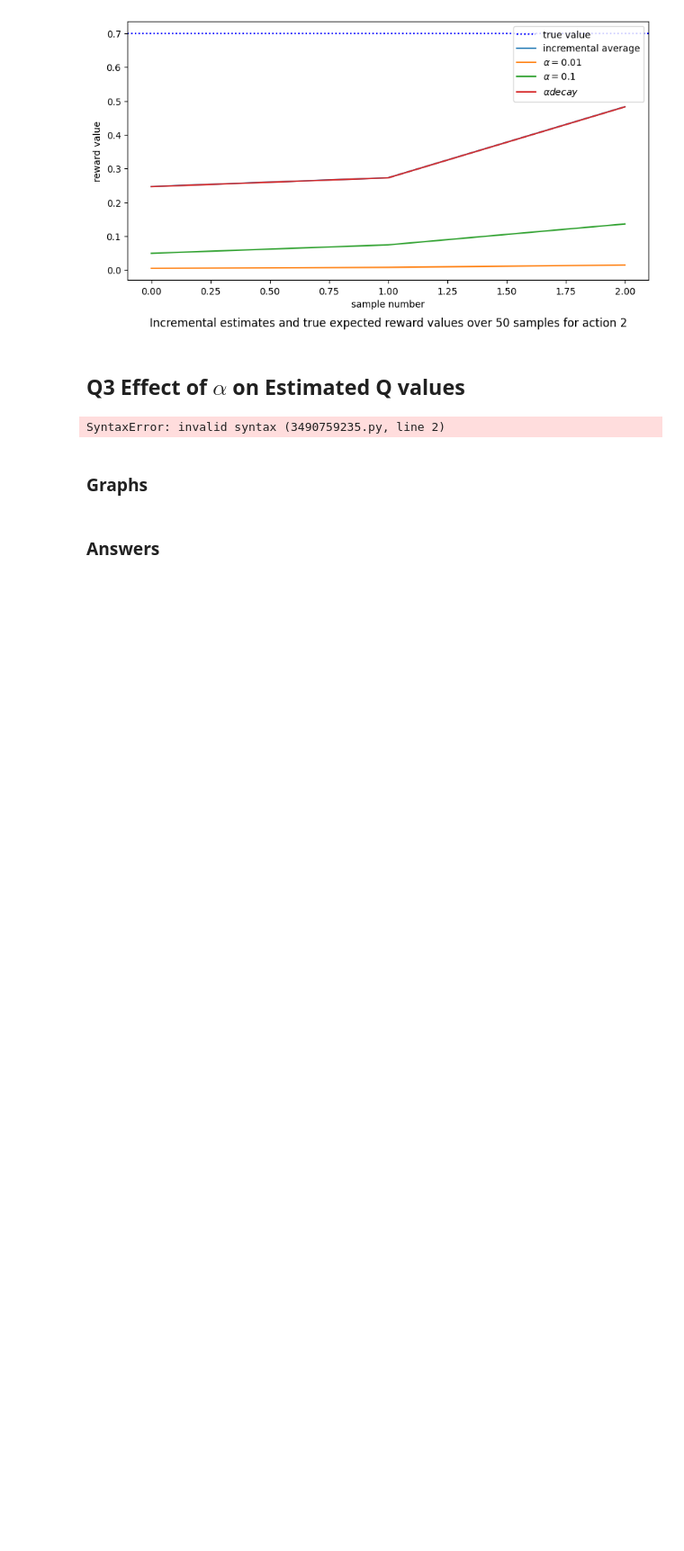
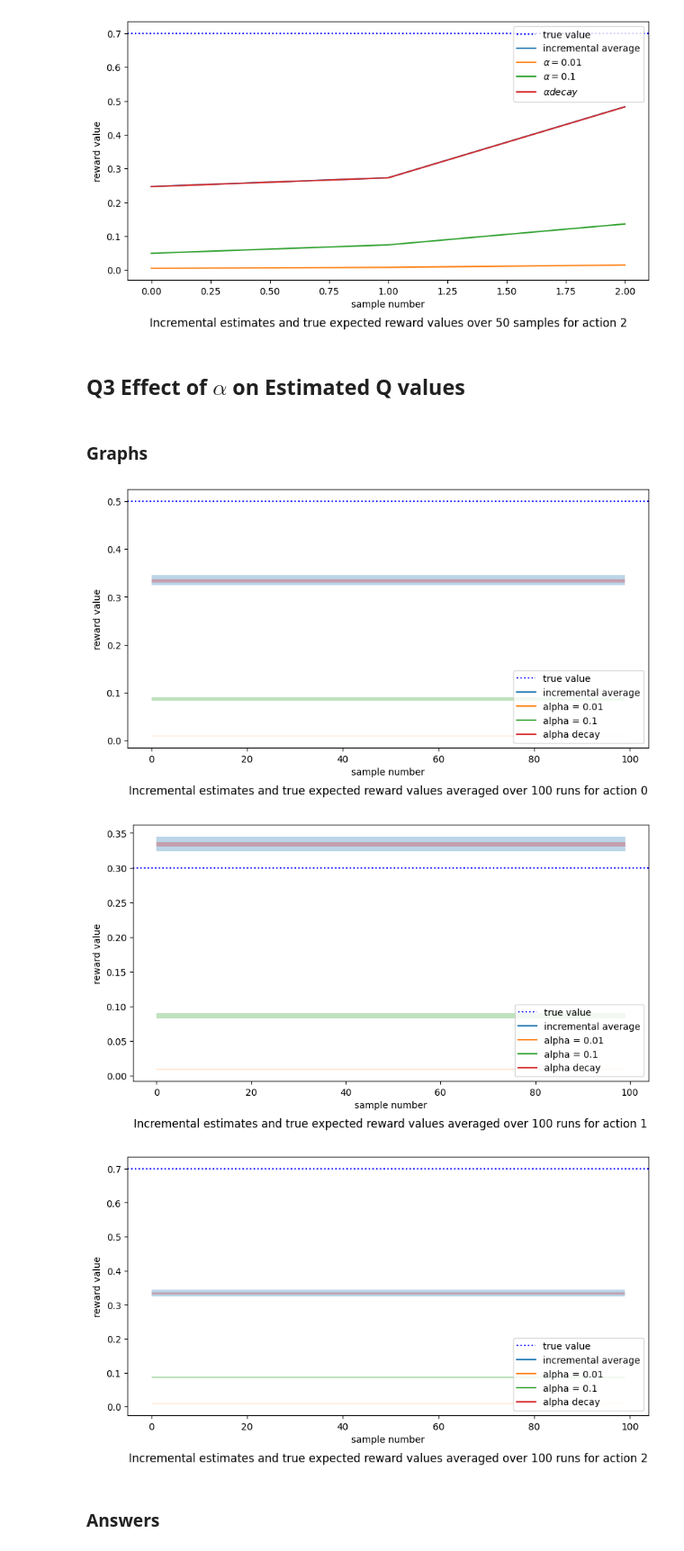
Before and after one commit to ma-nadeau/BanditAlgorithms, a Jupyter notebook: COMP579_Assignment1_sample_code.ipynb, the cells around one changed output. Shown at 90% size. Drawn from its saved outputs; the diff is of its cells as text; code cells hidden in the pictures; blank space fills up the shorter version.

```diff
--- a/COMP579_Assignment1_sample_code.ipynb
+++ b/COMP579_Assignment1_sample_code.ipynb
@@ -199,7 +199,7 @@ for action in actions:
 ## Q3 Effect of $α$ on Estimated Q values
 # %%
 # TODO:
-num_samples =
+num_samples = 100
 
 # arrays of the data generated from 100 runs
 incr_avgs_runs = []
@@ -217,11 +217,11 @@ for run in range(100):
   sample_alpha_decay_by_actions = []
 
   for action in actions:
-    rewards =
-    sample_incr_avgs_by_actions.append()
-    sample_alpha_1_percent_by_actions.append()
-    sample_alpha_10_percent_by_actions.append()
-    sample_alpha_decay_by_actions.append()
+    rewards = three_arm_gaussian_bandit.sample(action)
+    sample_incr_avgs_by_actions.append( list(updateAvg(action_rewards)) )
+    sample_alpha_1_percent_by_actions.append( list(update(action_rewards, 0.01)) )
+    sample_alpha_10_percent_by_actions.append( list(update(action_rewards, 0.1)) )
+    sample_alpha_decay_by_actions.append( list(updateDecaying(action_rewards)) )
 
   incr_avgs_runs.append(sample_incr_avgs_by_actions)
   alpha_1_percent_runs.append(sample_alpha_1_percent_by_actions)
@@ -233,8 +233,6 @@ incr_avgs_runs = np.asarray(incr_avgs_runs)
 alpha_1_percent_runs = np.asarray(alpha_1_percent_runs)
 alpha_10_percent_runs = np.asarray(alpha_10_percent_runs)
 alpha_decay_runs = np.asarray(alpha_decay_runs)
-# %% [output]
-SyntaxError: invalid syntax (3490759235.py, line 2)
 # %% [markdown]
 ### Graphs
 # %%
@@ -243,24 +241,24 @@ for action in actions:
 
   # obtain averaged incremental reward values for averaging, alpha = 0.01, alpha = 0.1 and decay alpha over 100 runs
   # TODO:
-  mean_incr_avgs_by_actions =
-  mean_alpha_1_percent_by_actions =
-  mean_alpha_10_percent_by_actions =
-  mean_alpha_decay_by_actions =
+  mean_incr_avgs_by_actions = np.mean(incr_avgs_runs[action])
+  mean_alpha_1_percent_by_actions = np.mean(alpha_1_percent_runs[action])
+  mean_alpha_10_percent_by_actions = np.mean(alpha_10_percent_runs[action])
+  mean_alpha_decay_by_actions = np.mean(alpha_decay_runs[action])
 
-  true_value =
+  true_value = means[action]
 
   # obtain the standard deviation for averaging, alpha = 0.01, alpha = 0.1 and decay alpha over 100 runs
-  std_incr_avgs_by_actions =
-  std_alpha_1_percent_by_actions =
-  std_alpha_10_percent_by_actions =
-  std_alpha_decay_by_actions =
+  std_incr_avgs_by_actions = np.std(incr_avgs_runs[action])
+  std_alpha_1_percent_by_actions = np.std(alpha_1_percent_runs[action])
+  std_alpha_10_percent_by_actions = np.std(alpha_10_percent_runs[action])
+  std_alpha_decay_by_actions = np.std(alpha_decay_runs[action])
 
   # obtain the standard error for averaging, alpha = 0.01, alpha = 0.1 and decay alpha over 100 runs
-  std_err_incr_avgs_by_actions =
-  std_err_alpha_1_percent_by_actions =
-  std_err_alpha_10_percent_by_actions =
-  std_err_alpha_decay_by_actions =
+  std_err_incr_avgs_by_actions = std_incr_avgs_by_actions / math.sqrt(100)
+  std_err_alpha_1_percent_by_actions = std_alpha_1_percent_by_actions / math.sqrt(100)
+  std_err_alpha_10_percent_by_actions = std_alpha_10_percent_by_actions / math.sqrt(100)
+  std_err_alpha_decay_by_actions = std_alpha_decay_by_actions / math.sqrt(100)
 
   # draw the true value line
   line_true_val = ax.axhline(y = true_value, color = 'b', linestyle = ':', label = "true value")
@@ -269,33 +267,37 @@ for action in actions:
   plt_incr_avgs, = ax.plot(mean_incr_avgs_by_actions, label = "incremental average")
   # draw the error bar/area for averaging
   incr_avgs_minus_std_err = mean_incr_avgs_by_actions - std_err_incr_avgs_by_actions
   incr_avgs_plus_std_err = mean_incr_avgs_by_actions + std_err_incr_avgs_by_actions
   ax.fill_between(range(0,100), incr_avgs_minus_std_err, incr_avgs_plus_std_err, alpha=0.3)
 
   # draw the averaged incremental reward values for alpha = 0.01
   plt_alpha_1_percent, = ax.plot(mean_alpha_1_percent_by_actions, label = "alpha = 0.01")
   # draw the error bar/area for alpha = 0.01
   alpha_1_percent_minus_std_err = mean_alpha_1_percent_by_actions - std_err_alpha_1_percent_by_actions
   alpha_1_percent_plus_std_err = mean_alpha_1_percent_by_actions + std_err_alpha_1_percent_by_actions
   ax.fill_between(range(0,100), alpha_1_percent_minus_std_err, alpha_1_percent_plus_std_err, alpha=0.3)
 
   # draw the averaged incremental reward values for alpha = 0.1
   plt_alpha_10_percent, = ax.plot(mean_alpha_10_percent_by_actions, label = "alpha = 0.1")
   # draw the error bar/area for alpha = 0.1
   alpha_10_percent_minus_std_err = mean_alpha_10_percent_by_actions - std_err_alpha_10_percent_by_actions
   alpha_10_percent_plus_std_err = mean_alpha_10_percent_by_actions + std_err_alpha_10_percent_by_actions
   ax.fill_between(range(0,100), alpha_10_percent_minus_std_err, alpha_10_percent_plus_std_err, alpha=0.3)
 
   plt_alpha_decay, = ax.plot(mean_alpha_decay_by_actions, label = "alpha decay")
   alpha_decay_minus_std_err = mean_alpha_decay_by_actions - std_err_alpha_10_percent_by_actions
   alpha_decay_plus_std_err = mean_alpha_decay_by_actions + std_err_alpha_10_percent_by_actions
   ax.fill_between(range(0,100), alpha_decay_minus_std_err, alpha_decay_plus_std_err, alpha=0.3)
 
   ax.set_xlabel("sample number")
   ax.set_ylabel("reward value")
   ax.set_title("Incremental estimates and true expected reward values averaged over 100 runs for action %s" %action, y=-0.2)
 
   ax.legend(handles=[line_true_val, plt_incr_avgs, plt_alpha_1_percent, plt_alpha_10_percent, plt_alpha_decay])
+# %% [output]
+[figure, added]
+[figure, added]
+[figure, added]
 # %% [markdown]
 ### Answers
 # %% [markdown]
```
